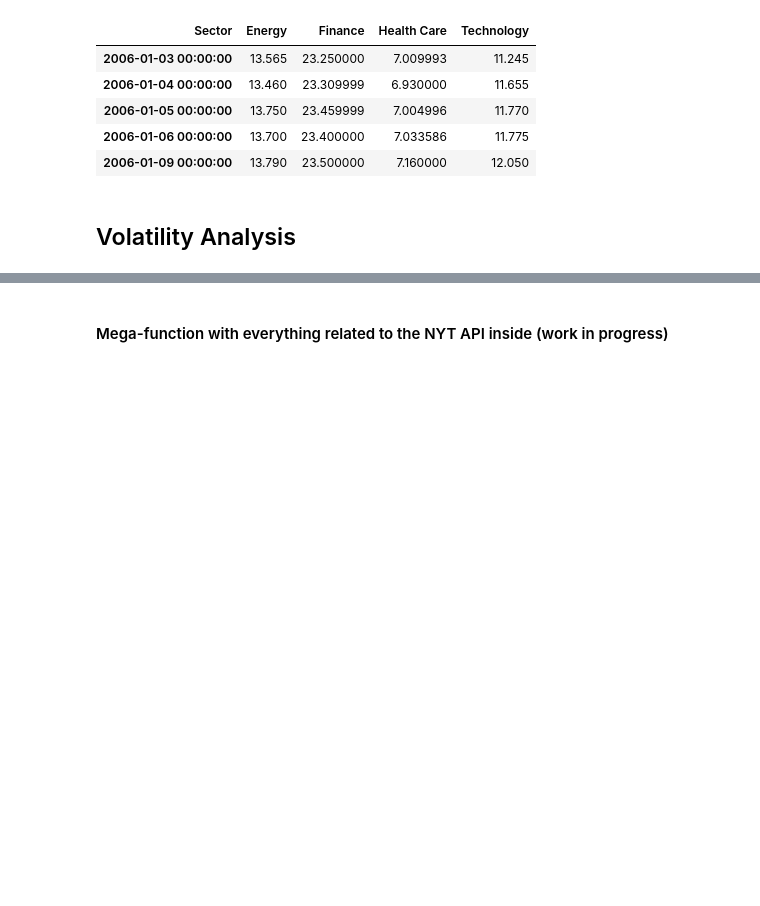
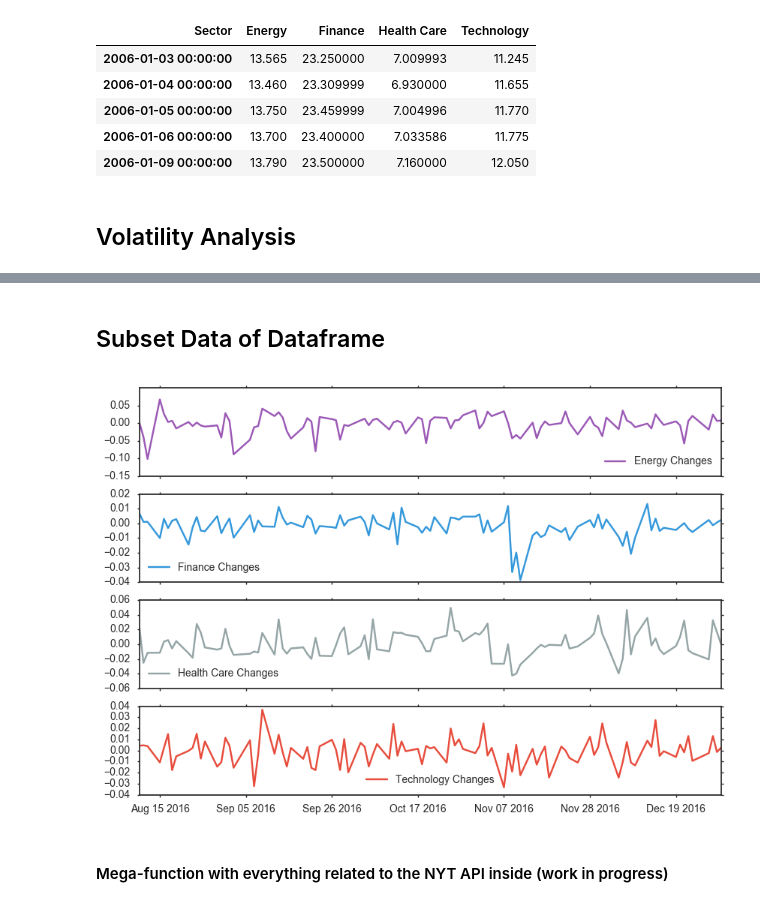
Before and after one commit to weiwang0531/stock-index, a Jupyter notebook: cleanproject.ipynb, the cells around one changed output, grey strips where cells are left out. Drawn from its saved outputs; the diff is of its cells as text; code cells hidden in the pictures; blank space fills up the shorter version.

```diff
--- a/cleanproject.ipynb
+++ b/cleanproject.ipynb
@@ -179,3 +191,19 @@ plt.show()
+# %% [markdown]
+## Subset Data of Dataframe
+# %%
+# 261 not right number, why is our last day 12-30-2016? -261 maybe?
+year = delta_df.iloc[-100:,:]
+
+plot_cols = list(year)
+
+# 2 axes for 2 subplots
+fig, axes = plt.subplots(4,1, figsize=(10,7), sharex=True)
+#delta_df[plot_cols].plot(subplots=True, ax=axes)
+year[plot_cols].plot(subplots=True, ax=axes)
+#plt.ylim([-0.20,0.150])
+plt.show()
+# %% [output]
+[figure, added]
 # %% [markdown]
 #### Mega-function with everything related to the NYT API inside (work in progress)
 # %%
```
Also changed, not shown: parts of 13 cells of this notebook.
